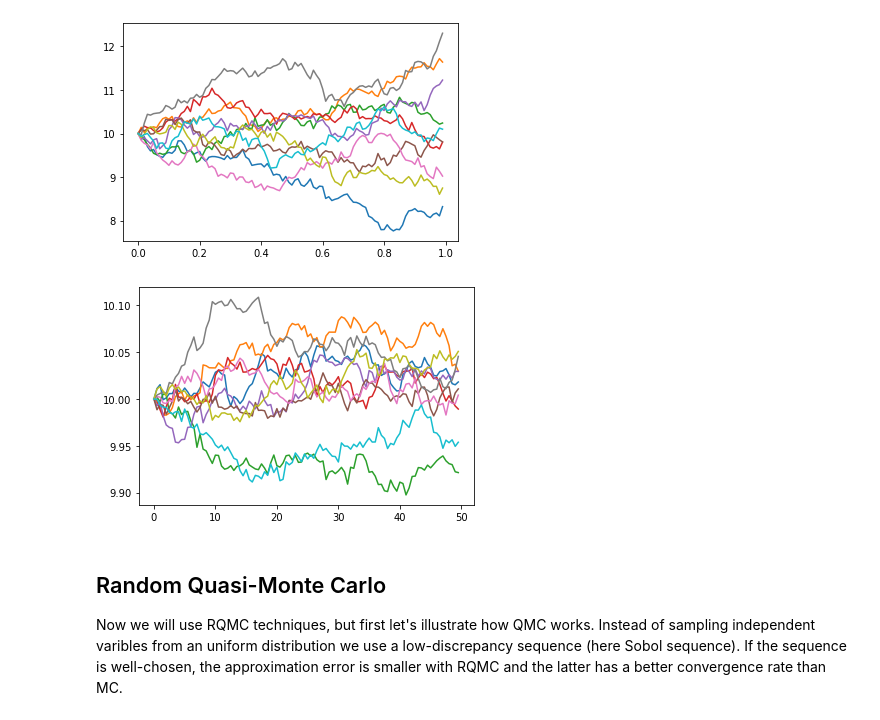
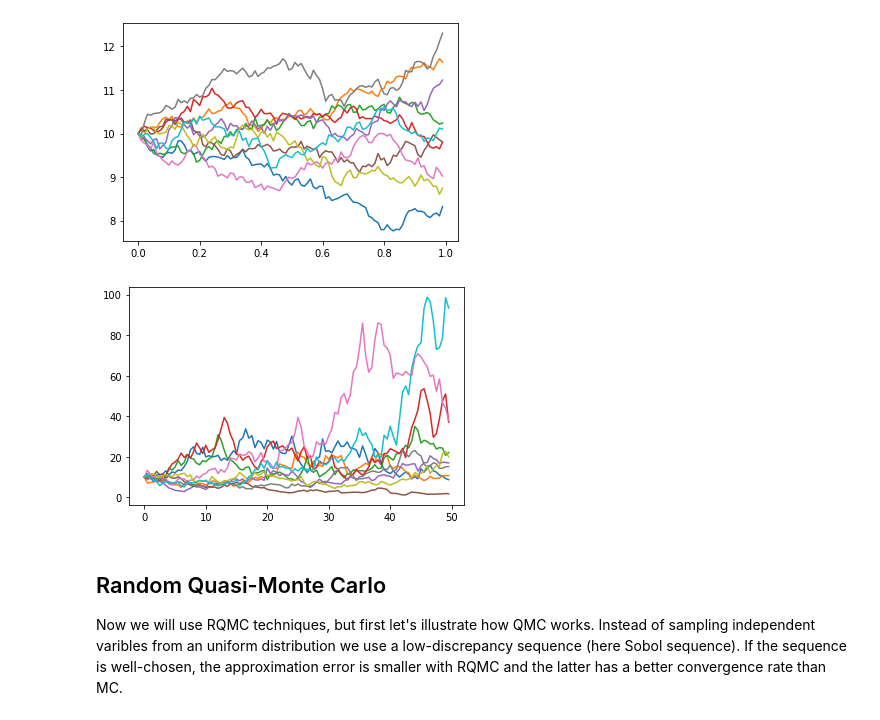
Before and after one commit to chloeskt/covid-19, a Jupyter notebook: 2-0 A stochastic model implementation.ipynb, the cells around one changed output. Saved outputs shown, nothing was run; the diff lists cells and outputs as text; code cells hidden in the pictures.

```diff
--- a/2-0 A stochastic model implementation.ipynb
+++ b/2-0 A stochastic model implementation.ipynb
@@ -263,26 +260,26 @@ def model(init, params, T, dt, a):
 # %%
 #initialization
 R0 = 4.5
-a = 0.01
+N = 11e6
+
 #in the paper they estimate
 a = 0.395
-N = 11e6
 
 sigma= 1 / 5.2
 gamma = 1 / 2.9
 kappa = 1 / 6.1
 beta = R0 * gamma
 
-T, dt = 90, 1e-3
+T, dt = 90, 1e-1
 
-init = [N-1, 1, 0, 0, 0,0, 0, 0, 0]
+init = [N-1, 1, 0, 0, 0, 0, 0]
 params = beta, sigma, gamma, kappa
 
 results = model(init, params, T, dt, a)
 S = results[0]
-E = results[1:3].sum(axis=0)
-I = results[3:5].sum(axis=0)
-R = results[5]
+E = results[1]
+I = results[2]
+R = results[3]
 
 t = np.linspace(1, T, int(T/dt))
 fig = plt.figure(facecolor='w', figsize=(15, 10))
@@ -378,29 +344,0 @@ plt.show()
-# %%
-R0 = 4.5
-a = 0.395
-
-N = 11e6
-beta = R0 * (gamma + sigma)
-sigma= 1 / 5.2
-gamma = 1 / 2.9
-kappa = 1 / 6.1
-
-T, dt = 90, 1e-0
-
-init = [N-1, 1, 0, 0, 0,0, 0, 0, 0]
-params = beta, sigma, gamma, kappa
-
-confirmed_cases = []
-for k in range(1000):
-    results = model(init, params, T, dt, a)
-    confirmed_cases.append(results[-2])
-
-Y = np.mean(confirmed_cases, axis=0)
-plt.title('Prevalence: Total number of symptomatic cases each day')
-plt.plot(np.arange(0, T, dt), Y/N)
-plt.show()
-
-Z = Y[1:] - Y[:-1]
-plt.title('Incidence: Number of symptomatic new cases each day')
-plt.plot(np.arange(0, T, dt)[:-1], Z)
-plt.show()
@@ -436,23 +371,23 @@ plt.show()
 # %%
 # Geometric Brownian Motion - Exact simulation
 N, T, X0 = 100, 50, 10.
 h = T / N
-a = 0.001
+a = 0.20
 
 for k in range(10):
     X = [X0]
 
     #Z = np.random.normal(0, 1, N)
     tmp = np.random.uniform(size=(N, 2))
     U1, U2 = tmp[:,0], tmp[:,1]
     Z = np.sqrt(-2 * np.log(U1)) * np.cos(2 * np.pi * U2)
 
     for i in range(N-1):
         X.append(X[-1] * np.exp(np.sqrt(h) * a * Z[i]))
     plt.plot(np.arange(0, T, h), X)
 plt.show()
 # %% [output]
-[figure, old version]
+[figure, new version]
 # %% [markdown]
 ## Random Quasi-Monte Carlo
 
```
Also changed, not shown: parts of 20 cells of this notebook, 3 other files.
